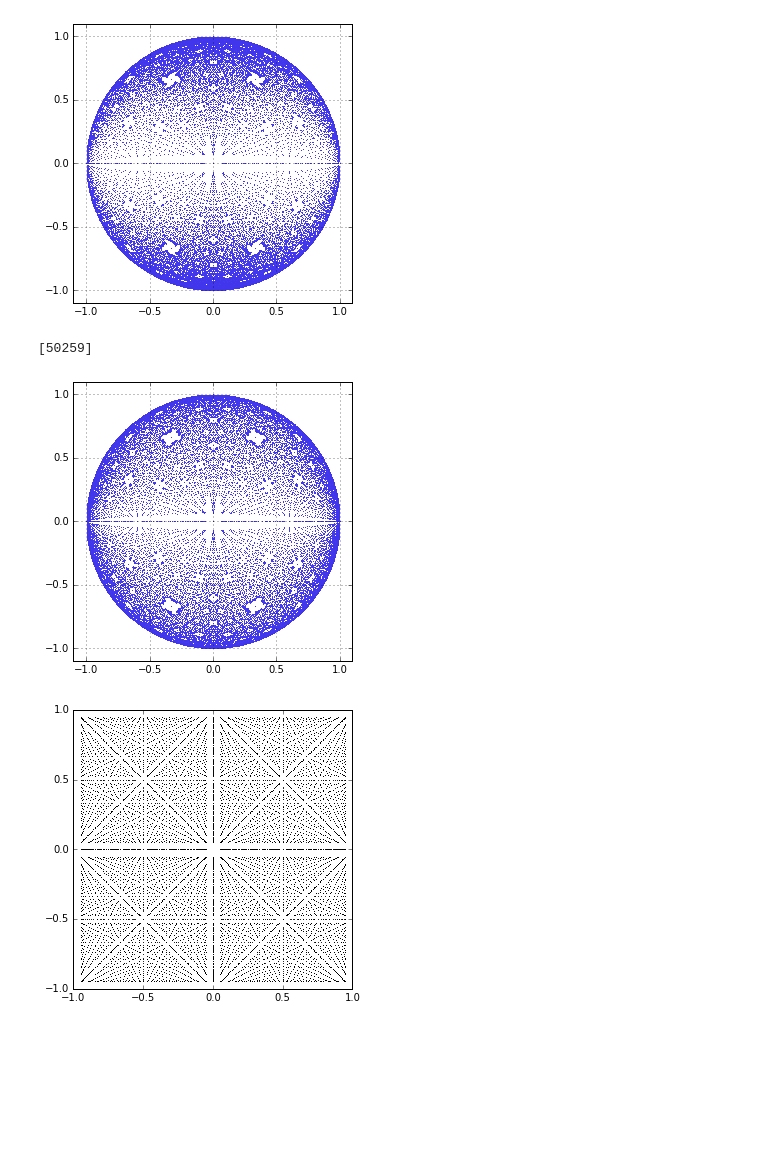
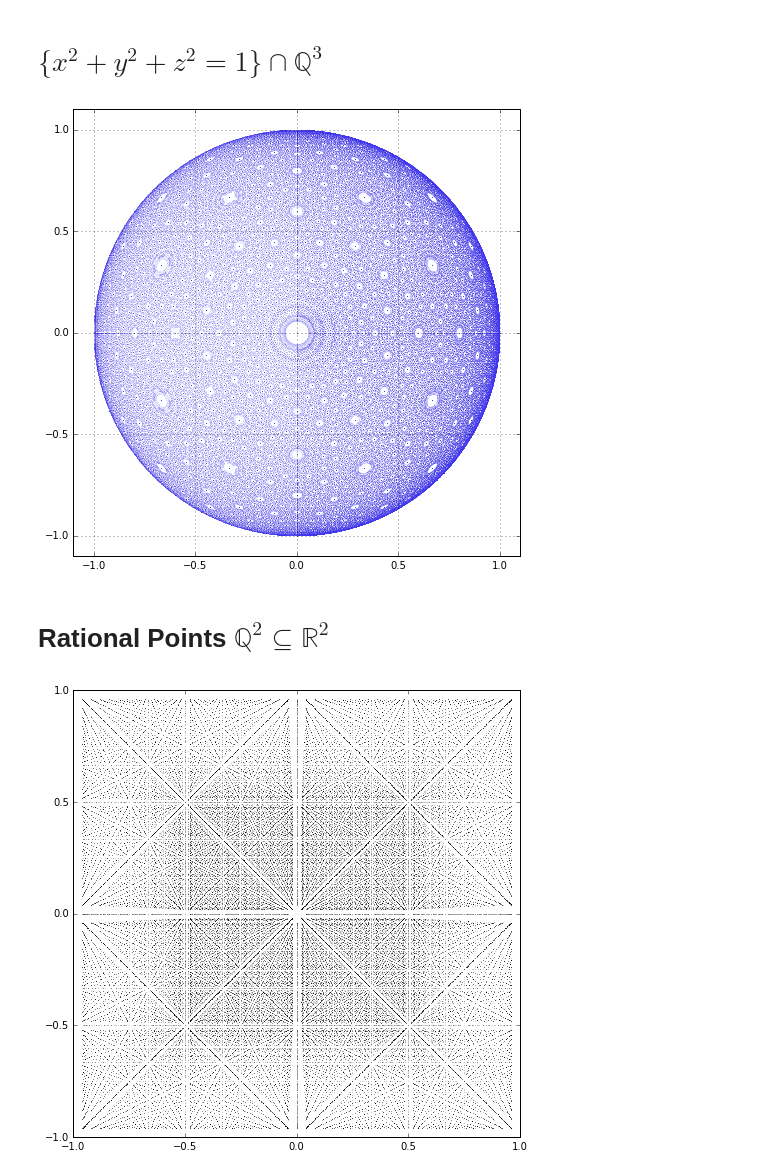
Before and after one commit to mango314/math-blog, a Jupyter notebook: 112317 - Peyre.ipynb, the cells around one changed output. Saved outputs shown, nothing was run; the diff lists cells and outputs as text; code cells hidden in the pictures; blank space fills up the shorter version.

```diff
--- a/112317 - Peyre.ipynb
+++ b/112317 - Peyre.ipynb
@@ -2,5 +2,7 @@
 import numpy as np
 import matplotlib.pyplot as plt
 %matplotlib inline
-plt.rcParams['figure.figsize'] = 5,5
+plt.rcParams['figure.figsize'] = 8,8
+# %% [markdown]
+# $\{ x^2 + y^2 + z^2 = 1 \} \cap \mathbb{Q}^3  $
 # %%
@@ -10,70 +12,44 @@ plt.rcParams['figure.figsize'] = 5,5
 # %%
 a = lambda ((m,n,p,q)) : m**2 + n**2 - p**2 - q**2
 b = lambda ((m,n,p,q)) : 2*(m*q + n*p)
-c = lambda ((m,n,p,q)) : 2*(n*q + m*p)
+c = lambda ((m,n,p,q)) : 2*(n*q - m*p)
 d = lambda ((m,n,p,q)) : m**2 + n**2 + p**2 + q**2
 # %%
-N = 15
+# https://mathoverflow.net/questions/125224/rational-points-on-a-sphere-in-mathbbrd
+#
+# http://www.numdam.org/item/JTNB_2003__15_1_319_0
+#
+# https://math.stackexchange.com/questions/914152/how-to-mark-rational-points-on-a-sphere
 
-X = [ (m,n,p,q) for m in range(N) for n in range(N) for p in range(N) for q in range(N) ]
+N  =  25
+ht =   N**2
+
+X = [ (m,n,p,q)
+      for m in range(N) for n in range(N) for p in range(N) for q in range(N)
+      if  m**2 + n**2 + p**2 + q**2 < ht ]
 X = X[1:]
 
 A = np.array([ a(x) for x in X ])
 B = np.array([ b(x) for x in X ])
 C = np.array([ c(x) for x in X ])
 D = np.array([ d(x) for x in X ])
 
 # https://color.adobe.com/
 
-plt.plot( A*1.0/D ,  1.0*B/D , '.' , color = "#4136EB" , markersize = 1 )
-plt.plot( A*1.0/D , -1.0*B/D , '.' , color = "#4136EB" , markersize = 1 )
+for (x,y) in [(A,B),(B,A),(A,C),(C,A),(B,C),(C,A)]:
+
+    plt.plot( x*1.0/D ,  1.0*y/D , '.' , color = "#4136EB" , markersize = 0.05 )
+    plt.plot( x*1.0/D , -1.0*y/D , '.' , color = "#4136EB" , markersize = 0.05 )
+
+
 
 plt.xlim([ -1.1 , 1.1 ])
 plt.ylim([ -1.1 , 1.1 ])
 plt.grid(True)
 # %% [output]
-[figure, old version]
+[figure, new version]
-# %%
-# https://mathoverflow.net/questions/125224/rational-points-on-a-sphere-in-mathbbrd
-#
-# http://www.numdam.org/item/JTNB_2003__15_1_319_0
-
-def H(a,b,c,d):
-    return abs(d)
-
-pts = []
-
-ht = 1000
-
-#for N in 20 + np.arange(10):
-for N in [30]:
-
-    X = [ (m,n,p,q) for m in range(N) for n in range(N) for p in range(N) for q in range(N) ]
-    X = X[1:]
-
-    A = np.array([ a(x) for x in X ])
-    B = np.array([ b(x) for x in X ])
-    C = np.array([ c(x) for x in X ])
-    D = np.array([ d(x) for x in X ])
-
-    mask = ( np.abs(A) + np.abs(B) + np.abs(C) + np.abs(D) < ht )
-
-    pts += [ sum(1*(mask)) ]
-
-
-print pts
-
-# https://color.adobe.com/
-
-plt.plot( A[mask]*1.0/D[mask] ,  1.0*B[mask]/D[mask] , '.' , color = "#4136EB" , markersize = 1 )
-plt.plot( A[mask]*1.0/D[mask] , -1.0*B[mask]/D[mask] , '.' , color = "#4136EB" , markersize = 1 )
-
-plt.xlim([ -1.1 , 1.1 ])
-plt.ylim([ -1.1 , 1.1 ])
-plt.grid(True)
-# %% [output]
-[50259]
-[figure, removed]
+# %% [markdown]
+# Rational Points  $\mathbb{Q}^2 \subseteq \mathbb{R}^2$
 # %%
 #https://stackoverflow.com/questions/11175131/code-for-greatest-common-divisor-in-python
 
@@ -95,8 +71,8 @@ Q = [ (a,b) for a in A for b in B if ( gcd(a,b) == 1 ) ]
 X = [ (a,c,b*d/gcd(b,d)) for (a,b) in Q for (c,d) in Q ]
 X = np.array(X)
 
-ht = 20
-mask = ( np.max( X, axis=1) < 20 ) & ( X[::,0] < X[::,2] )  & ( X[::,1] < X[::,2] )
+ht = 50
+mask = ( np.max( X, axis=1) < ht ) & ( X[::,0] < X[::,2] )  & ( X[::,1] < X[::,2] )
 
 X    = X[mask][1:]
 
@@ -105,6 +81,6 @@ y = X[::,1]*1.0/X[::,2]
 
 for s,t in [(1,1),(1,-1),(-1,1),(-1,-1)] :
 
-    plt.plot(s*x, t*y, 'k.' , markersize = 1 )
+    plt.plot(s*x, t*y, 'k.' , markersize = 0.25 )
 # %% [output]
-[figure, old version]
+[figure, new version]
```
Also changed, not shown: parts of 1 cell of this notebook.
